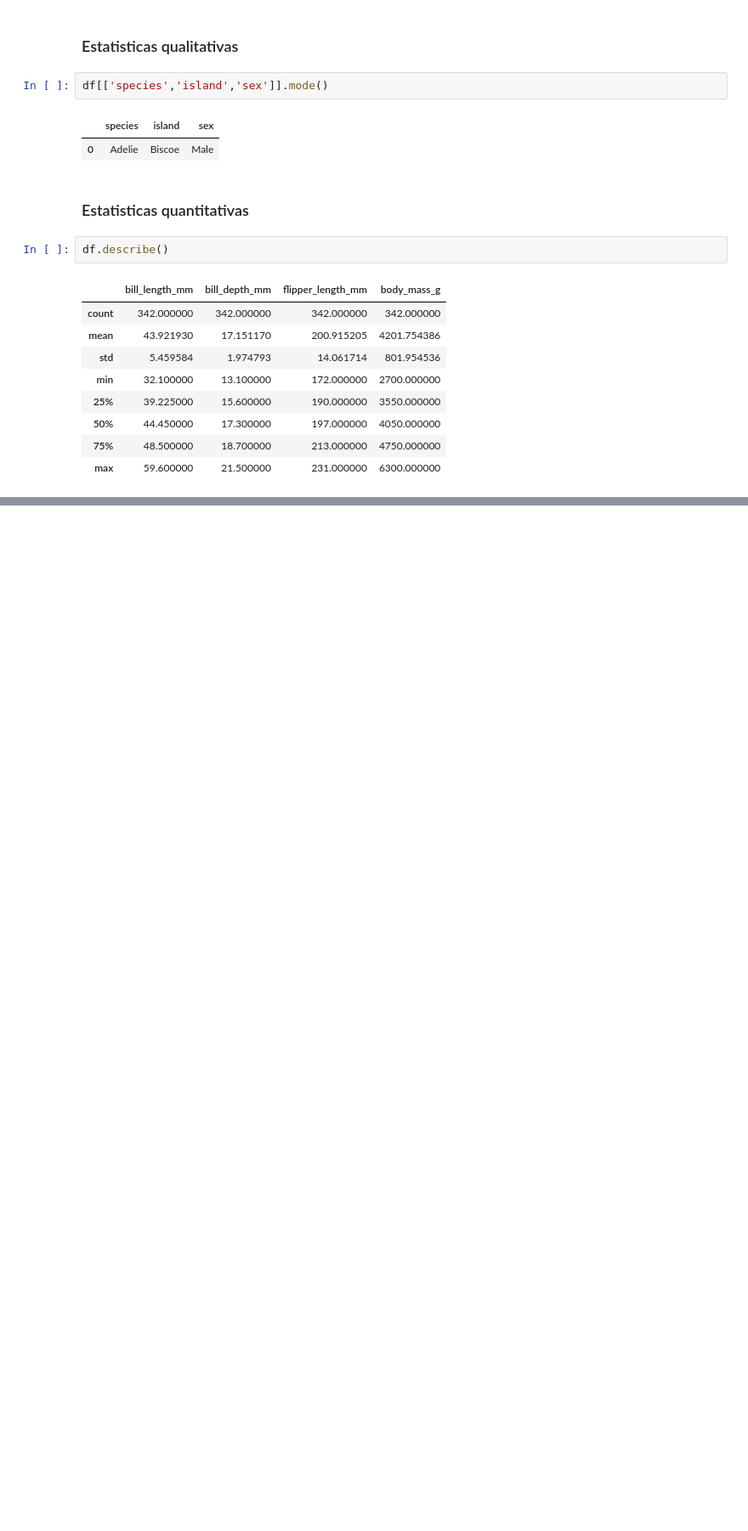
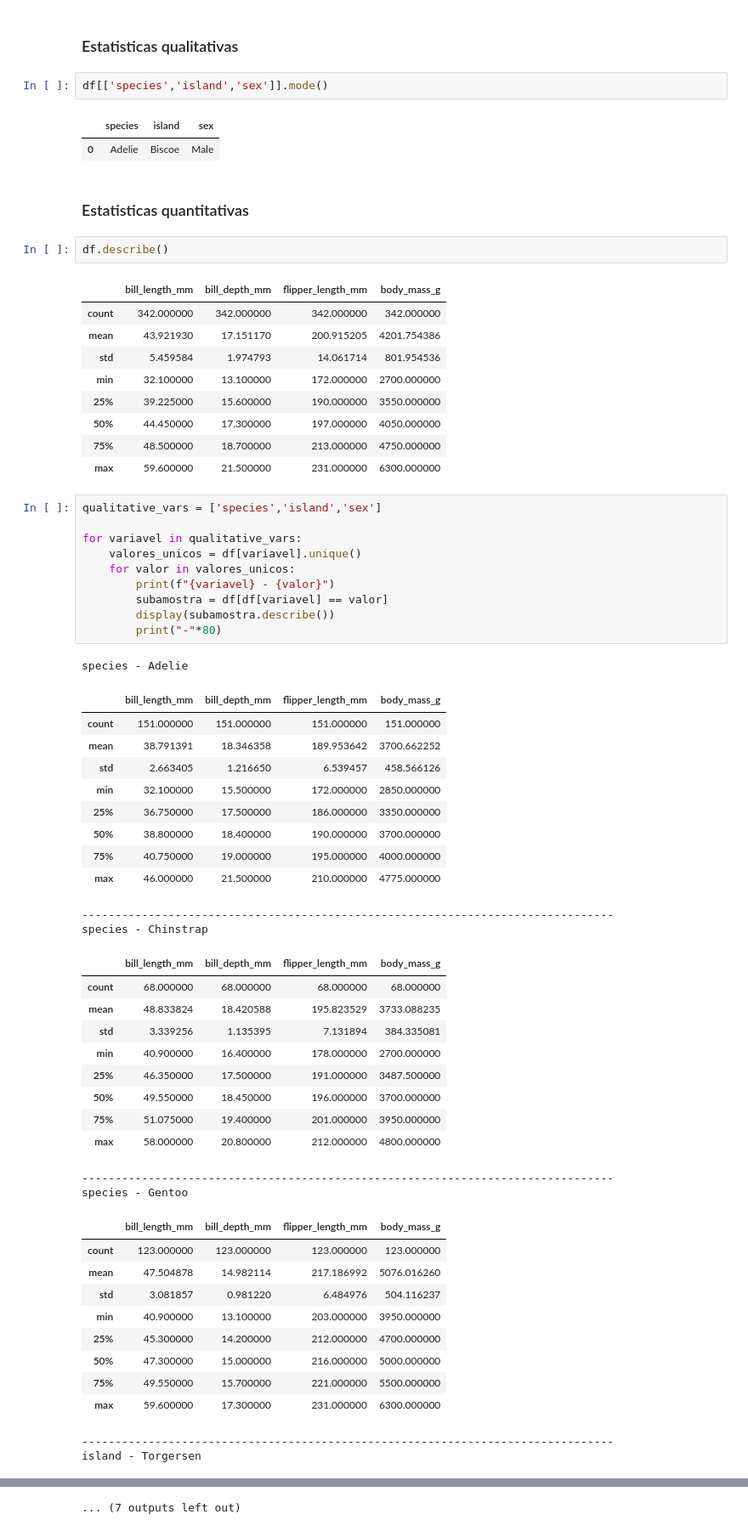
Before and after one commit to Everton-Braz/avanti-bootcamp-cdd, a Jupyter notebook: notebooks/01-estatistica-descritiva.ipynb, the cells around one changed output, grey strips where cells are left out. Shown: that part at 85% size. Saved outputs shown, nothing was run; the diff lists cells and outputs as text; blank space fills up the shorter version.

```diff
--- a/notebooks/01-estatistica-descritiva.ipynb
+++ b/notebooks/01-estatistica-descritiva.ipynb
@@ -95,3 +95,48 @@ df.describe()
 | 50% | 44.450000 | 17.300000 | 197.000000 | 4050.000000 |
 | 75% | 48.500000 | 18.700000 | 213.000000 | 4750.000000 |
 | max | 59.600000 | 21.500000 | 231.000000 | 6300.000000 |
+# %%
+qualitative_vars = ['species','island','sex']
+
+for variavel in qualitative_vars:
+	valores_unicos = df[variavel].unique()
+	for valor in valores_unicos:
+		print(f"{variavel} - {valor}")
+		subamostra = df[df[variavel] == valor]
+		display(subamostra.describe())
+		print("-"*80)
+# %% [output]
+species - Adelie
+|  | bill_length_mm | bill_depth_mm | flipper_length_mm | body_mass_g |
+| count | 151.000000 | 151.000000 | 151.000000 | 151.000000 |
+| mean | 38.791391 | 18.346358 | 189.953642 | 3700.662252 |
+| std | 2.663405 | 1.216650 | 6.539457 | 458.566126 |
+| min | 32.100000 | 15.500000 | 172.000000 | 2850.000000 |
+| 25% | 36.750000 | 17.500000 | 186.000000 | 3350.000000 |
+| 50% | 38.800000 | 18.400000 | 190.000000 | 3700.000000 |
+| 75% | 40.750000 | 19.000000 | 195.000000 | 4000.000000 |
+| max | 46.000000 | 21.500000 | 210.000000 | 4775.000000 |
+--------------------------------------------------------------------------------
+species - Chinstrap
+|  | bill_length_mm | bill_depth_mm | flipper_length_mm | body_mass_g |
+| count | 68.000000 | 68.000000 | 68.000000 | 68.000000 |
+| mean | 48.833824 | 18.420588 | 195.823529 | 3733.088235 |
+| std | 3.339256 | 1.135395 | 7.131894 | 384.335081 |
+| min | 40.900000 | 16.400000 | 178.000000 | 2700.000000 |
+| 25% | 46.350000 | 17.500000 | 191.000000 | 3487.500000 |
+| 50% | 49.550000 | 18.450000 | 196.000000 | 3700.000000 |
+| 75% | 51.075000 | 19.400000 | 201.000000 | 3950.000000 |
+| max | 58.000000 | 20.800000 | 212.000000 | 4800.000000 |
+--------------------------------------------------------------------------------
+species - Gentoo
+|  | bill_length_mm | bill_depth_mm | flipper_length_mm | body_mass_g |
+| count | 123.000000 | 123.000000 | 123.000000 | 123.000000 |
+| mean | 47.504878 | 14.982114 | 217.186992 | 5076.016260 |
+| std | 3.081857 | 0.981220 | 6.484976 | 504.116237 |
+| min | 40.900000 | 13.100000 | 203.000000 | 3950.000000 |
+| 25% | 45.300000 | 14.200000 | 212.000000 | 4700.000000 |
+| 50% | 47.300000 | 15.000000 | 216.000000 | 5000.000000 |
+| 75% | 49.550000 | 15.700000 | 221.000000 | 5500.000000 |
+| max | 59.600000 | 17.300000 | 231.000000 | 6300.000000 |
+--------------------------------------------------------------------------------
+island - Torgersen
@@ -97,0 +174 @@ df.describe()
+... (7 outputs left out)
```
Also changed, not shown: parts of 14 cells of this notebook, 25 other files.
